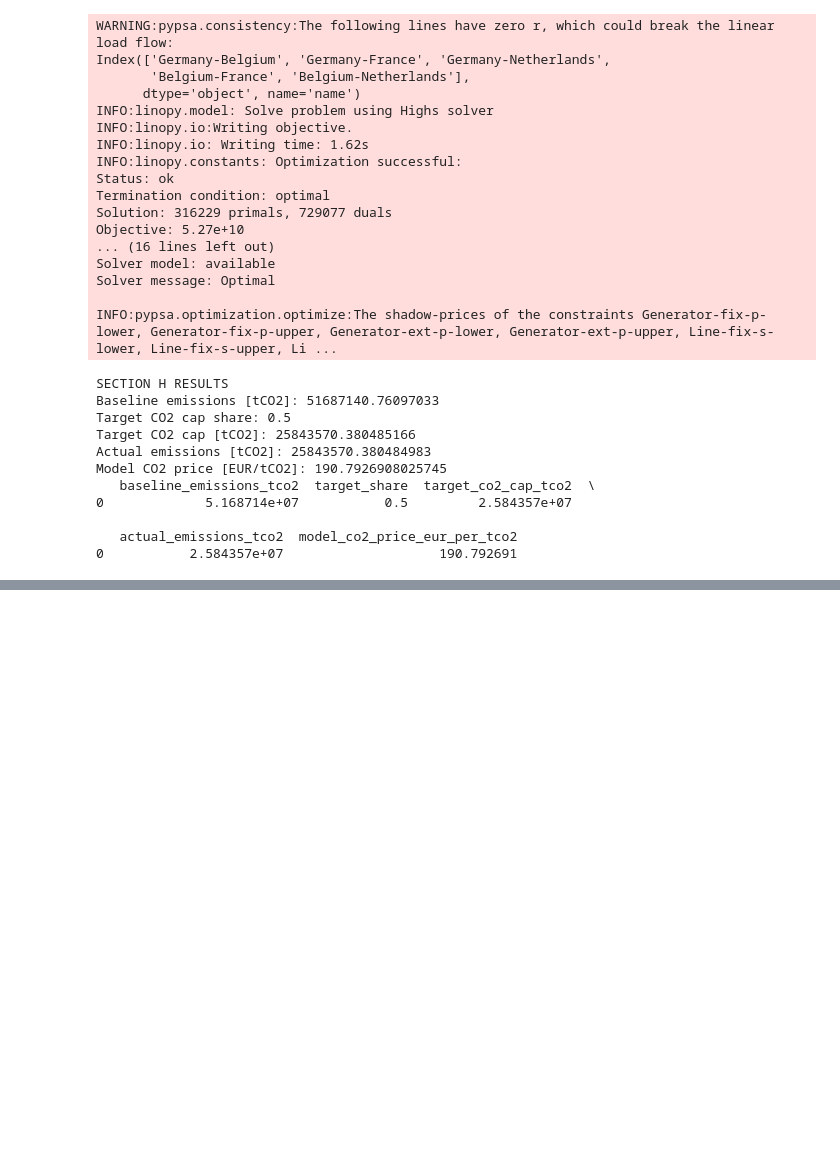
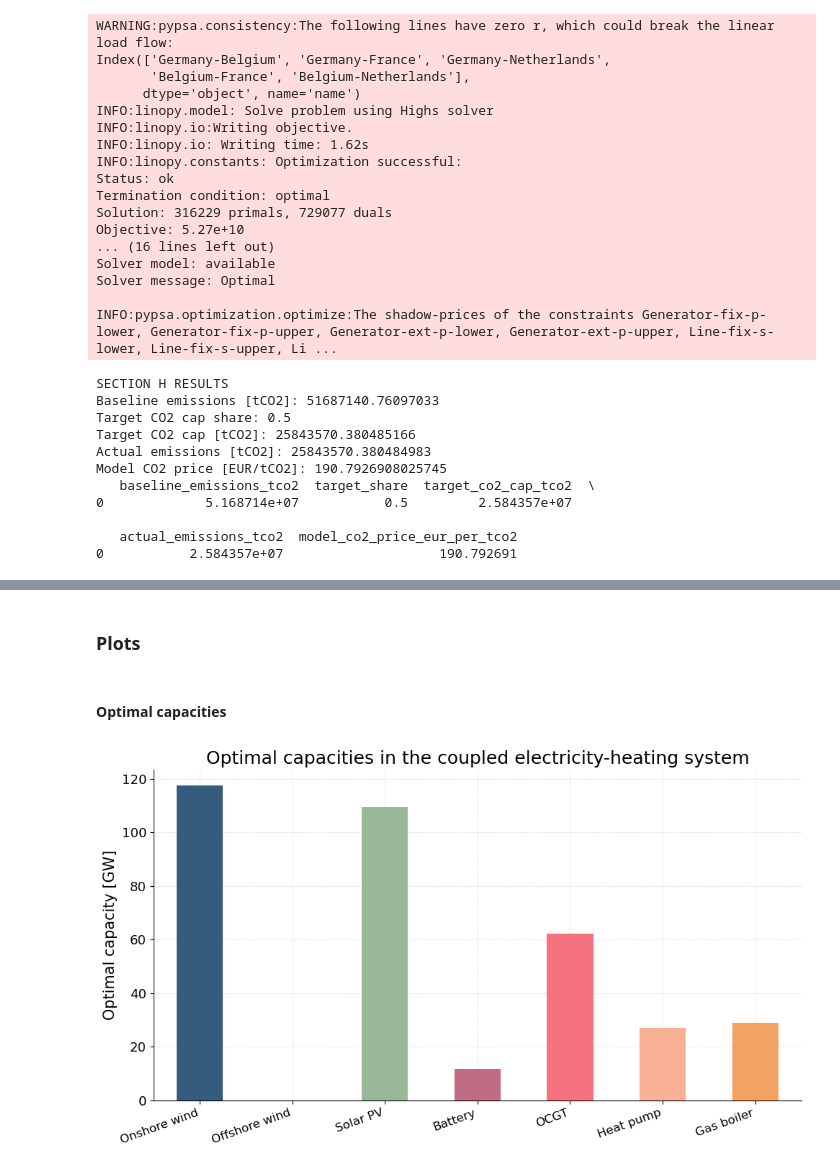
Before and after one commit to fortero23/Integrated_Energy_Grids, a Jupyter notebook: Modules/Assignment2.ipynb, the cells around one changed output, grey strips where cells are left out. Drawn from its saved outputs; the diff is of its cells as text; code cells hidden in the pictures; blank space fills up the shorter version.

```diff
--- a/Modules/Assignment2.ipynb
+++ b/Modules/Assignment2.ipynb
@@ -1297,0 +1512,28 @@ Model CO2 price [EUR/tCO2]: 190.7926908025745
+# %%
+def solve_sector_coupled(df_input, solver_name=None):
+    if solver_name is None:
+        solver_name = pick_solver()
+
+    network = sector_coupled_m(df_input)
+
+    def _to_object_index(idx):
+        if hasattr(idx, "dtype") and str(idx.dtype).startswith("string"):
+            return idx.astype("object")
+        return idx
+
+    for component in network.components.values():
+        static = getattr(network, component.list_name, None)
+        if static is None or static.empty:
+            continue
+
+        static.index = _to_object_index(static.index)
+        static.columns = _to_object_index(static.columns)
+
+        for col in static.columns:
+            if str(static[col].dtype).startswith("string"):
+                static[col] = static[col].astype("object")
+
+    network.optimize(solver_name=solver_name)
+    return network
+# %%
+n_i = solve_sector_coupled(df_sector, solver_name=SOLVER)
@@ -1297,0 +1626,17 @@ Model CO2 price [EUR/tCO2]: 190.7926908025745
+# %% [markdown]
+### Plots
+# %% [markdown]
+#### Optimal capacities
+# %%
+cap_scale, cap_unit = choose_scale(section_i_capacities.values, "power_mw")
+fig, ax = plt.subplots(figsize=(10, 5.8))
+(section_i_capacities / cap_scale).plot(kind="bar", ax=ax, color=["#355C7D", "#6C5B7B", "#99B898", "#C06C84", "#F67280", "#F8B195", "#F4A261"])
+ax.set_ylabel(f"Optimal capacity [{cap_unit}]", fontsize=15)
+ax.set_title("Optimal capacities in the coupled electricity-heating system", fontsize=18)
+style_axes(ax)
+plt.xticks(rotation=20, ha="right", fontsize=12)
+fig.tight_layout()
+fig.savefig(PLOTS_DIR / "section_i_capacities.png", dpi=300)
+plt.show()
+# %% [output]
+[figure, added]
```
Also changed, not shown: parts of 10 cells of this notebook.
